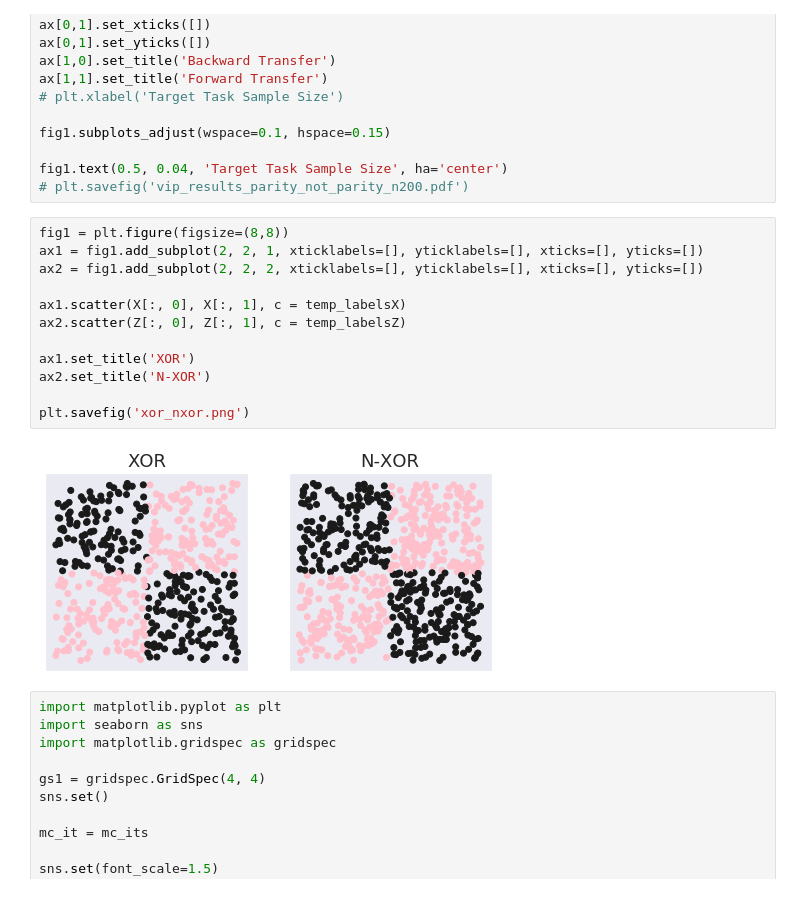
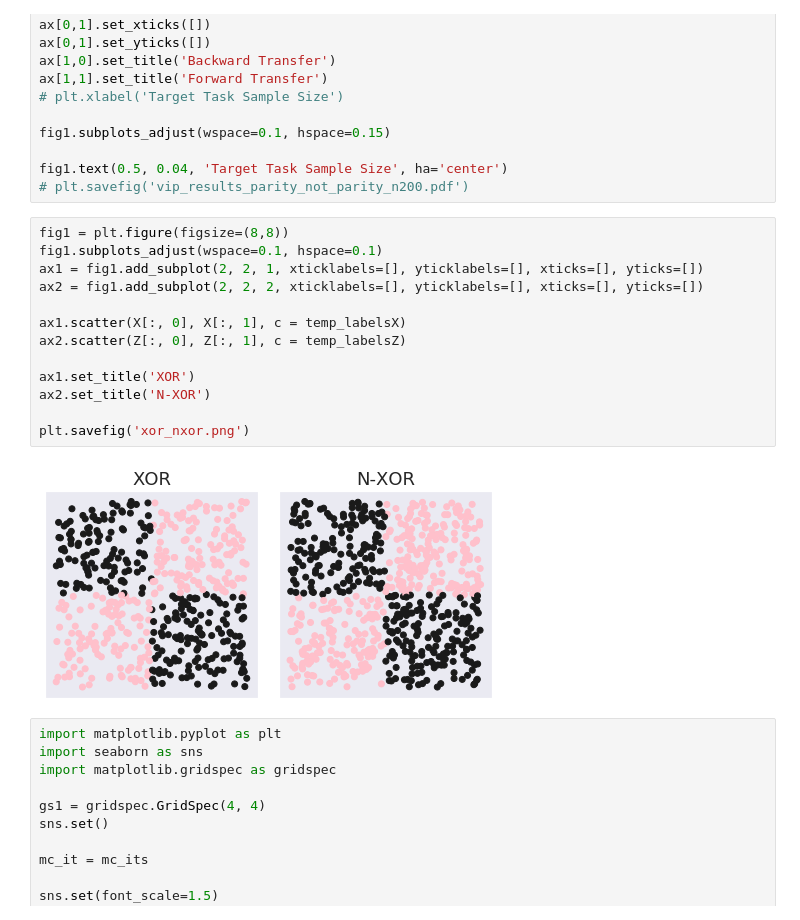
Before and after one commit to neurodata/talks, a Jupyter notebook: images/rotated_parity_fig_generator.ipynb, the cells around one changed output. Saved outputs shown, nothing was run; the diff lists cells and outputs as text.

```diff
--- a/images/rotated_parity_fig_generator.ipynb
+++ b/images/rotated_parity_fig_generator.ipynb
@@ -578,18 +578,19 @@ fig1.text(0.5, 0.04, 'Target Task Sample Size', ha='center')
 # plt.savefig('vip_results_parity_not_parity_n200.pdf')
 # %%
 fig1 = plt.figure(figsize=(8,8))
+fig1.subplots_adjust(wspace=0.1, hspace=0.1)
 ax1 = fig1.add_subplot(2, 2, 1, xticklabels=[], yticklabels=[], xticks=[], yticks=[])
 ax2 = fig1.add_subplot(2, 2, 2, xticklabels=[], yticklabels=[], xticks=[], yticks=[])
 
 ax1.scatter(X[:, 0], X[:, 1], c = temp_labelsX)
 ax2.scatter(Z[:, 0], Z[:, 1], c = temp_labelsZ)
 
 ax1.set_title('XOR')
 ax2.set_title('N-XOR')
 
 plt.savefig('xor_nxor.png')
 # %% [output]
-[figure, old version]
+[figure, new version]
 # %%
 import matplotlib.pyplot as plt
 import seaborn as sns
```
Also changed, not shown: parts of 1 cell of this notebook, 2 other files.
